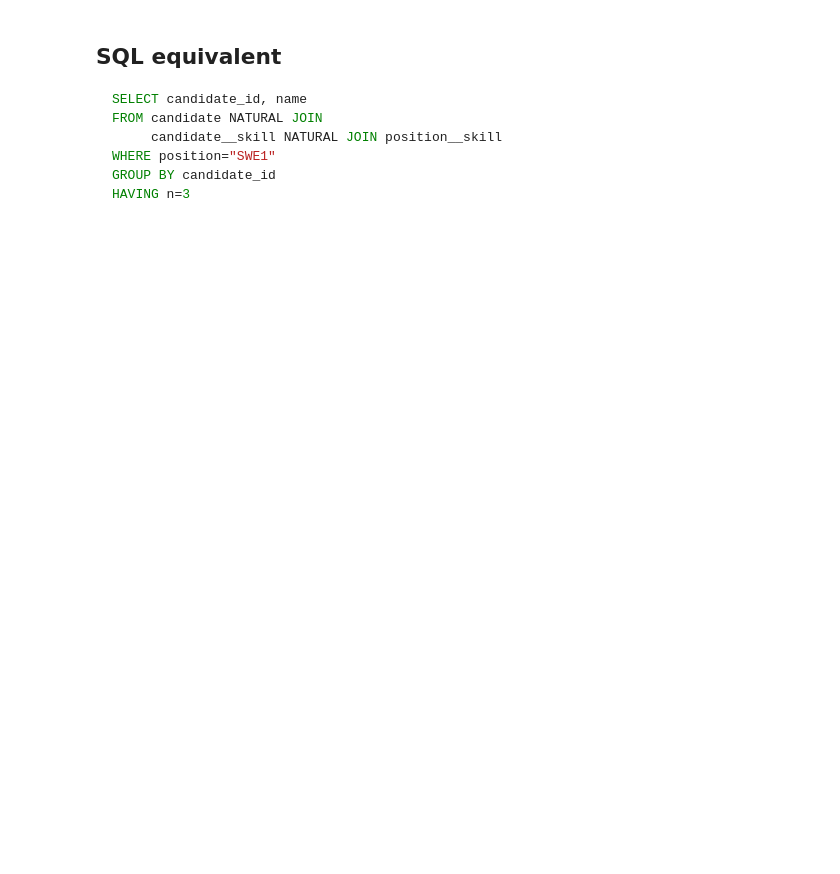
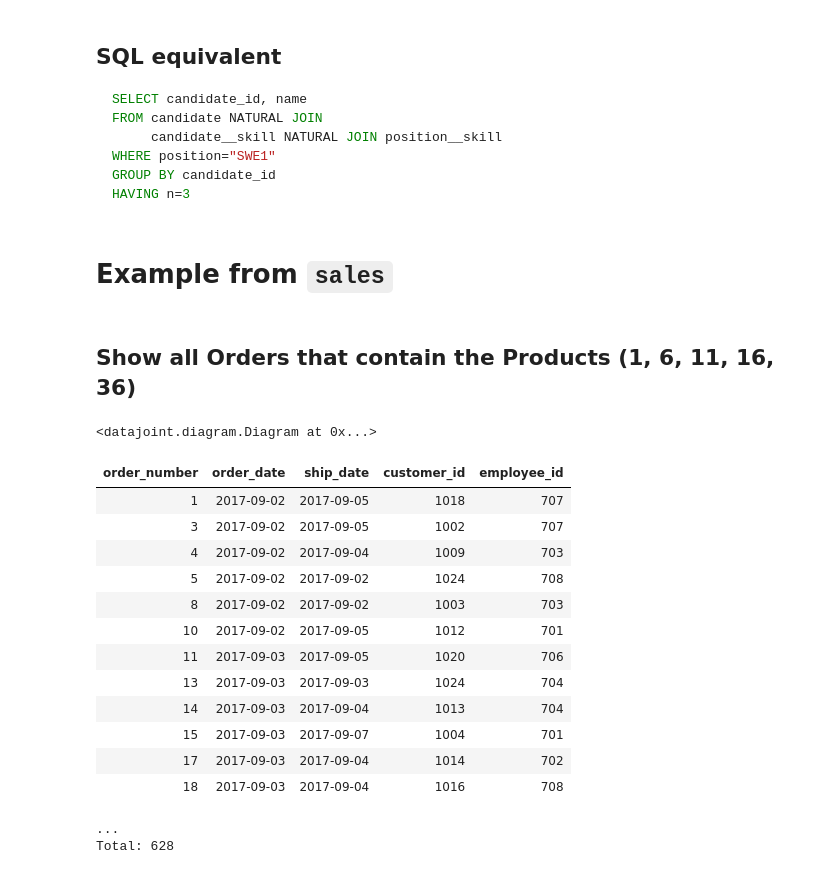
Before and after one commit to dimitri-yatsenko/Database-Systems-for-Data-Science, a Jupyter notebook: notebooks/Relational-Division.ipynb, the cells around one changed output. Cells and saved outputs as stored; diff of their text form; code cells hidden in the pictures; blank space fills up the shorter version.

````diff
--- a/notebooks/Relational-Division.ipynb
+++ b/notebooks/Relational-Division.ipynb
@@ -324,3 +420,31 @@ WHERE position="SWE1"
 GROUP BY candidate_id
 HAVING n=3
 ```
+# %% [markdown]
+# Example from `sales`
+# %%
+sales = dj.create_virtual_module('sales', 'shared_sales')
+# %% [markdown]
+## Show all Orders that contain the Products (1, 6, 11, 16, 36)
+# %%
+dj.Diagram(sales)
+# %% [output]
+<datajoint.diagram.Diagram at 0x...>
+# %%
+sales.Order & (sales.Order.Item & 'product_number in (1, 6, 11, 16, 36)')
+# %% [output]
+| order_number | order_date | ship_date | customer_id | employee_id |
+| 1 | 2017-09-02 | 2017-09-05 | 1018 | 707 |
+| 3 | 2017-09-02 | 2017-09-05 | 1002 | 707 |
+| 4 | 2017-09-02 | 2017-09-04 | 1009 | 703 |
+| 5 | 2017-09-02 | 2017-09-02 | 1024 | 708 |
+| 8 | 2017-09-02 | 2017-09-02 | 1003 | 703 |
+| 10 | 2017-09-02 | 2017-09-05 | 1012 | 701 |
+| 11 | 2017-09-03 | 2017-09-05 | 1020 | 706 |
+| 13 | 2017-09-03 | 2017-09-03 | 1024 | 704 |
+| 14 | 2017-09-03 | 2017-09-04 | 1013 | 704 |
+| 15 | 2017-09-03 | 2017-09-07 | 1004 | 701 |
+| 17 | 2017-09-03 | 2017-09-04 | 1014 | 702 |
+| 18 | 2017-09-03 | 2017-09-04 | 1016 | 708 |
+...
+Total: 628
````
Also changed, not shown: parts of 16 cells of this notebook, 2 other files.
